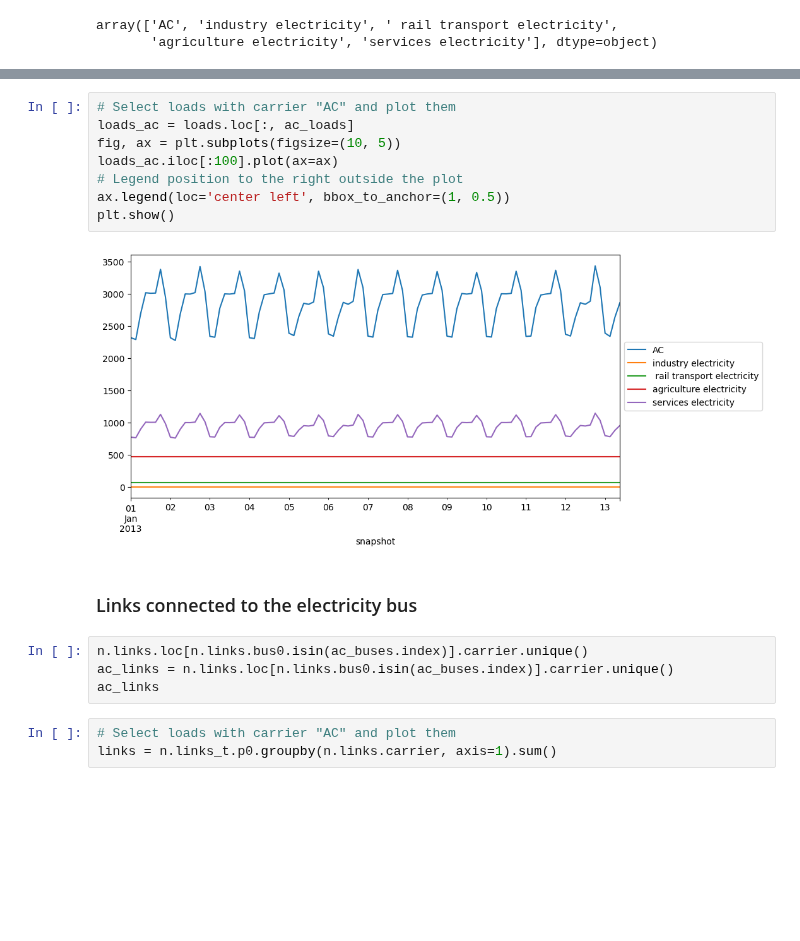
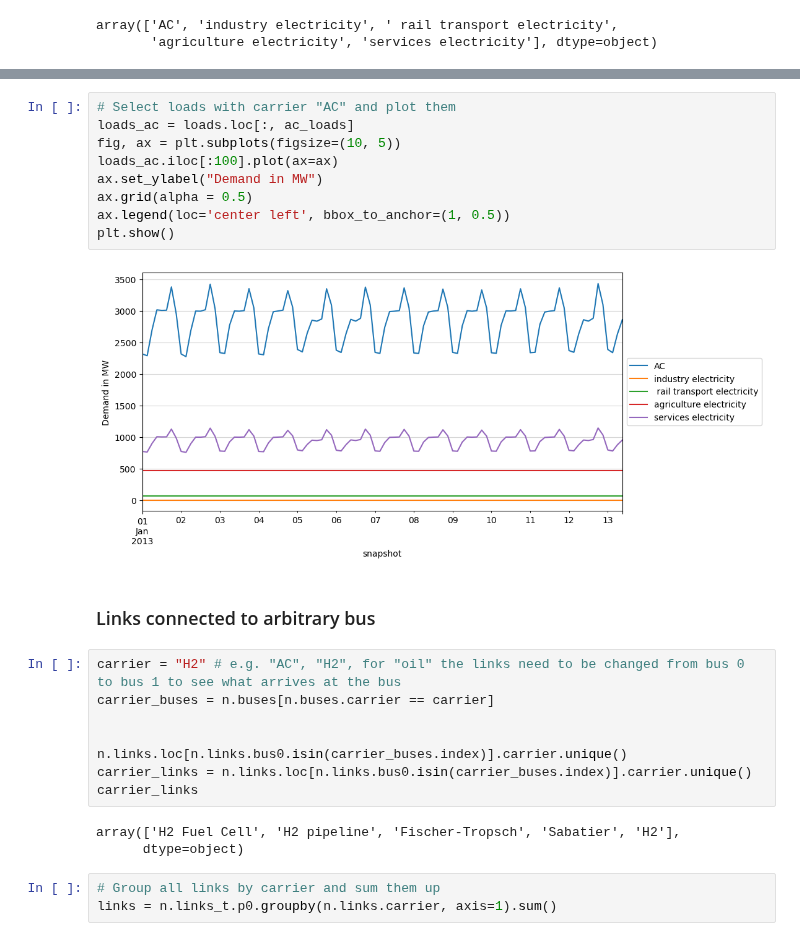
Before and after one commit to energyLS/aldehyde, a Jupyter notebook: workflow/notebooks/demands.ipynb, the cells around one changed output, grey strips where cells are left out. Drawn from its saved outputs; the diff is of its cells as text; blank space fills up the shorter version.

```diff
--- a/workflow/notebooks/demands.ipynb
+++ b/workflow/notebooks/demands.ipynb
@@ -84,19 +96,27 @@ array(['AC', 'industry electricity', ' rail transport electricity',
 # %%
 # Select loads with carrier "AC" and plot them
 loads_ac = loads.loc[:, ac_loads]
 fig, ax = plt.subplots(figsize=(10, 5))
 loads_ac.iloc[:100].plot(ax=ax)
-# Legend position to the right outside the plot
+ax.set_ylabel("Demand in MW")
+ax.grid(alpha = 0.5)
 ax.legend(loc='center left', bbox_to_anchor=(1, 0.5))
 plt.show()
 # %% [output]
-[figure, old version]
+[figure, new version]
 # %% [markdown]
-### Links connected to the electricity bus
+### Links connected to arbitrary bus
-# %%
-n.links.loc[n.links.bus0.isin(ac_buses.index)].carrier.unique()
-ac_links = n.links.loc[n.links.bus0.isin(ac_buses.index)].carrier.unique()
-ac_links
+# %%
+carrier = "H2" # e.g. "AC", "H2", for "oil" the links need to be changed from bus 0 to bus 1 to see what arrives at the bus
+carrier_buses = n.buses[n.buses.carrier == carrier]
+
+
+n.links.loc[n.links.bus0.isin(carrier_buses.index)].carrier.unique()
+carrier_links = n.links.loc[n.links.bus0.isin(carrier_buses.index)].carrier.unique()
+carrier_links
+# %% [output]
+array(['H2 Fuel Cell', 'H2 pipeline', 'Fischer-Tropsch', 'Sabatier', 'H2'],
+      dtype=object)
 # %%
-# Select loads with carrier "AC" and plot them
+# Group all links by carrier and sum them up
 links = n.links_t.p0.groupby(n.links.carrier, axis=1).sum()
```
Also changed, not shown: parts of 9 cells of this notebook, 2 other files.
